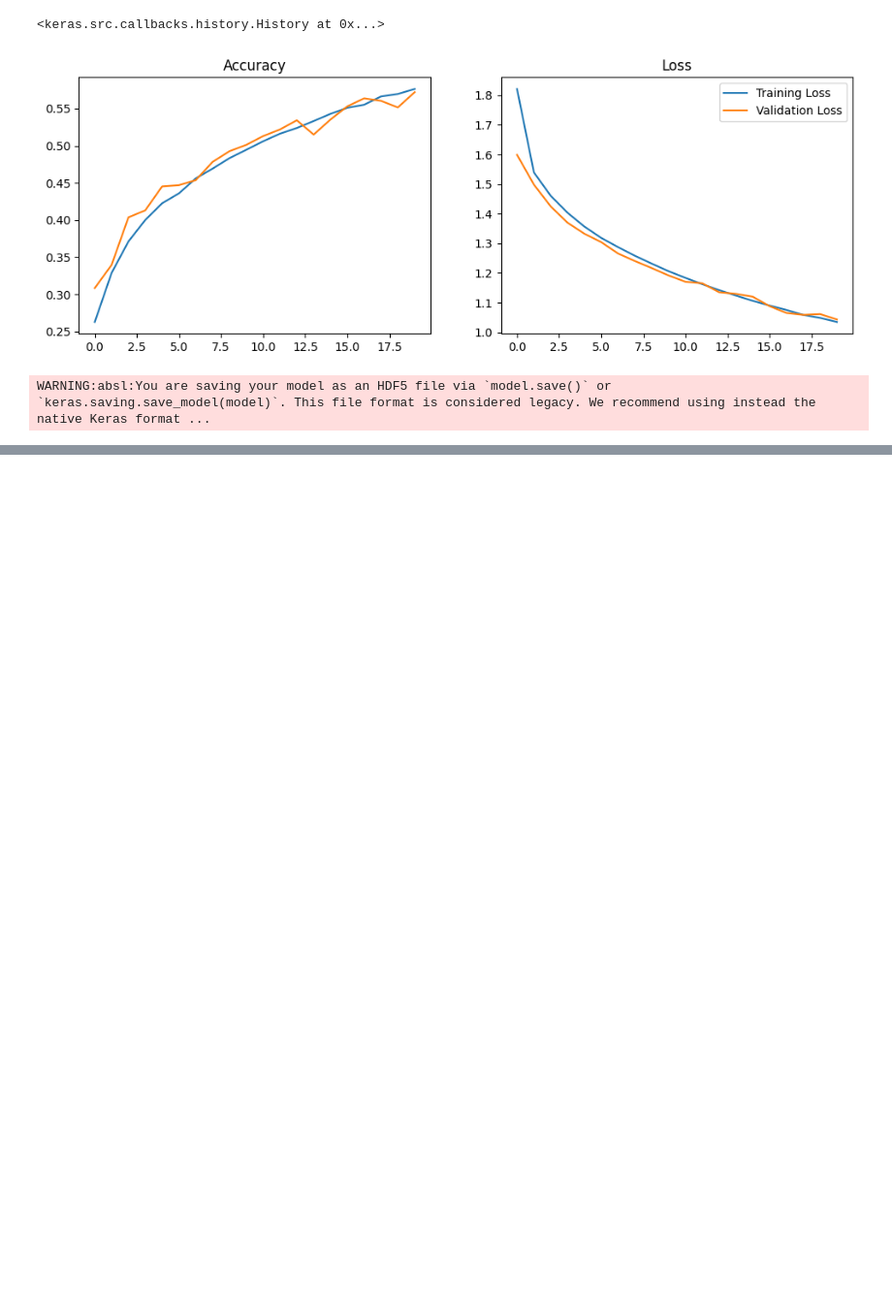
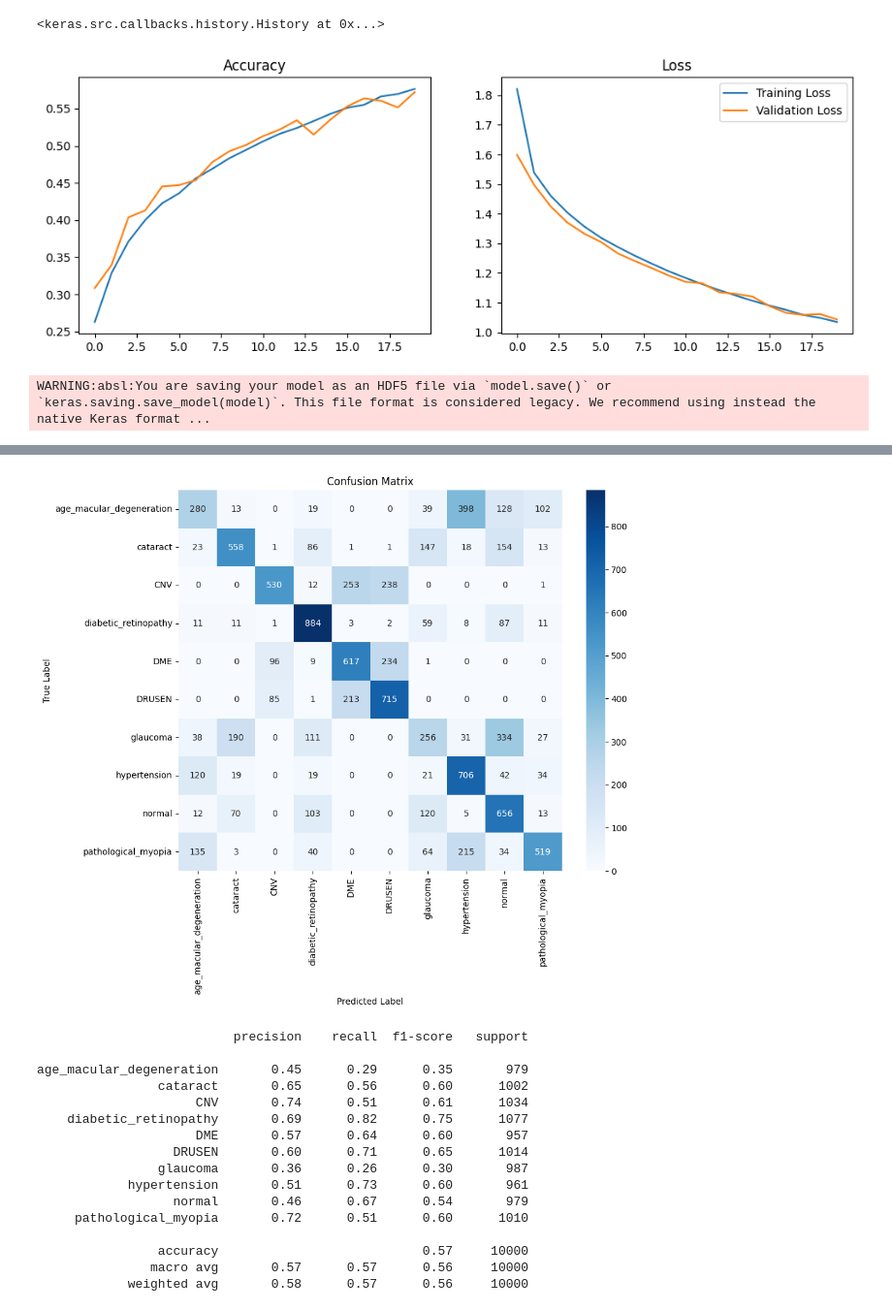
Before and after one commit to dave-andrew/Ocular-Disease-Recognition, a Jupyter notebook: codes/vgg_16.ipynb, the cells around one changed output, grey strips where cells are left out. Shown at 97% size. Saved outputs shown, nothing was run; the diff lists cells and outputs as text; code cells hidden in the pictures; blank space fills up the shorter version.

Commit message:
feat: vgg 16 confusion matrix, resnet 152 v2

```diff
--- a/codes/vgg_16.ipynb
+++ b/codes/vgg_16.ipynb
@@ -252,2 +252,6 @@ model.save(f'../trained_model/vgg_model_{round(model.history.history['accuracy']
 # %% [output]
 WARNING:absl:You are saving your model as an HDF5 file via `model.save()` or `keras.saving.save_model(model)`. This file format is considered legacy. We recommend using instead the native Keras format ...
+# %%
+from tensorflow.keras.models import load_model
+
+model = load_model('../trained_model/vgg_model_57_64.h5')
@@ -253,0 +260,25 @@ WARNING:absl:You are saving your model as an HDF5 file via `model.save()` or `ke
+# %%
+%pip install seaborn
+import pandas as pd
+from sklearn.metrics import confusion_matrix
+import seaborn as sns
+
+y_pred = model.predict(x_test)
+
+y_pred = np.argmax(y_pred, axis=1)
+
+cm = confusion_matrix(y_test, y_pred)
+
+cm_df = pd.DataFrame(cm, index=categories, columns=categories)
+
+plt.figure(figsize=(10, 8))
+sns.heatmap(cm_df, annot=True, cmap='Blues', fmt='g')
+plt.title('Confusion Matrix')
+plt.xlabel('Predicted Label')
+plt.ylabel('True Label')
+plt.show()
+
+from sklearn.metrics import classification_report
+
+print(classification_report(y_test, y_pred, target_names=categories))
+# %% [output]
@@ -253,0 +302,17 @@ WARNING:absl:You are saving your model as an HDF5 file via `model.save()` or `ke
+[figure, added]
+                          precision    recall  f1-score   support
+
+age_macular_degeneration       0.45      0.29      0.35       979
+                cataract       0.65      0.56      0.60      1002
+                     CNV       0.74      0.51      0.61      1034
+    diabetic_retinopathy       0.69      0.82      0.75      1077
+                     DME       0.57      0.64      0.60       957
+                  DRUSEN       0.60      0.71      0.65      1014
+                glaucoma       0.36      0.26      0.30       987
+            hypertension       0.51      0.73      0.60       961
+                  normal       0.46      0.67      0.54       979
+     pathological_myopia       0.72      0.51      0.60      1010
+
+                accuracy                           0.57     10000
+               macro avg       0.57      0.57      0.56     10000
+            weighted avg       0.58      0.57      0.56     10000
```
Also changed, not shown: parts of 3 cells of this notebook, 3 other files.
